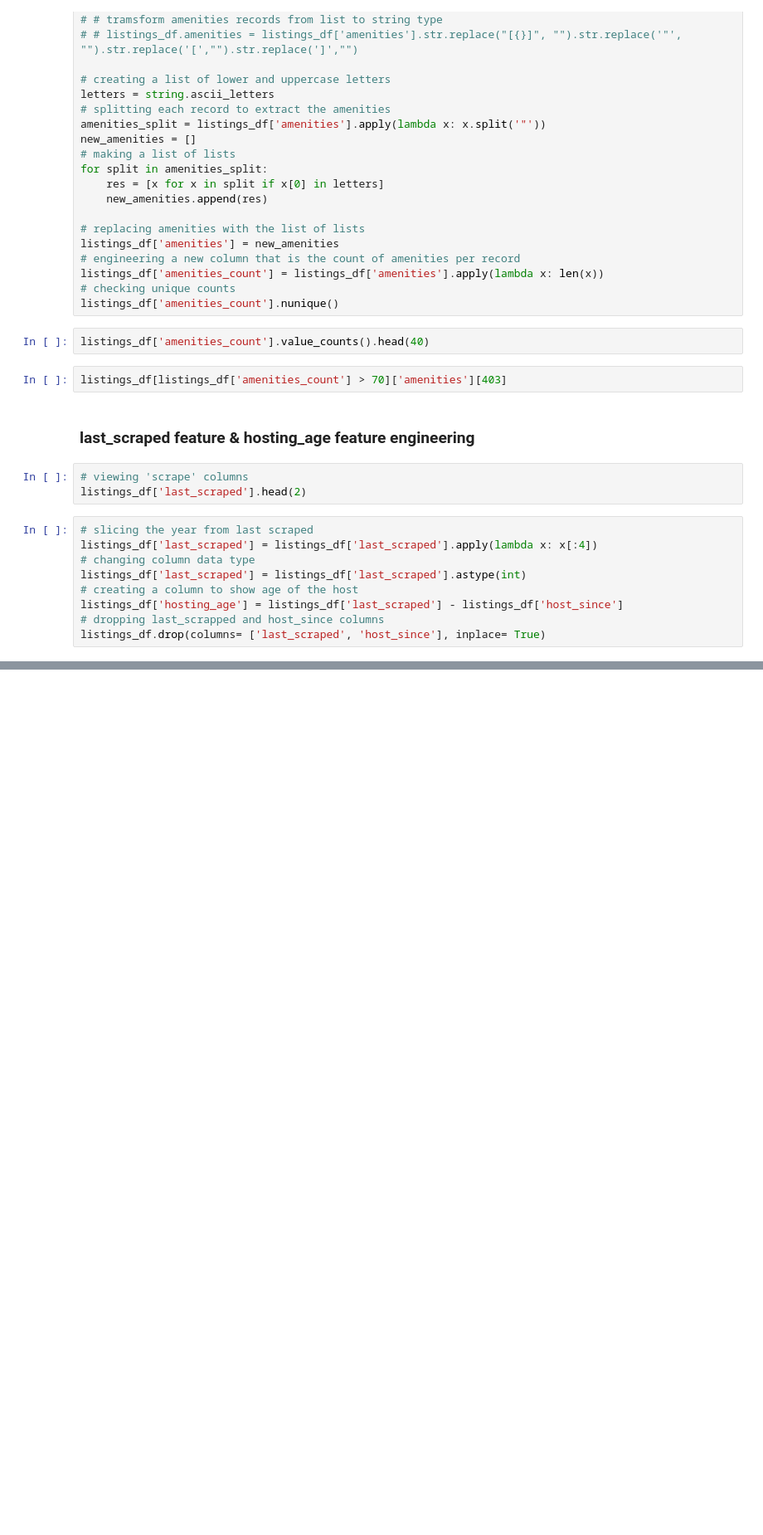
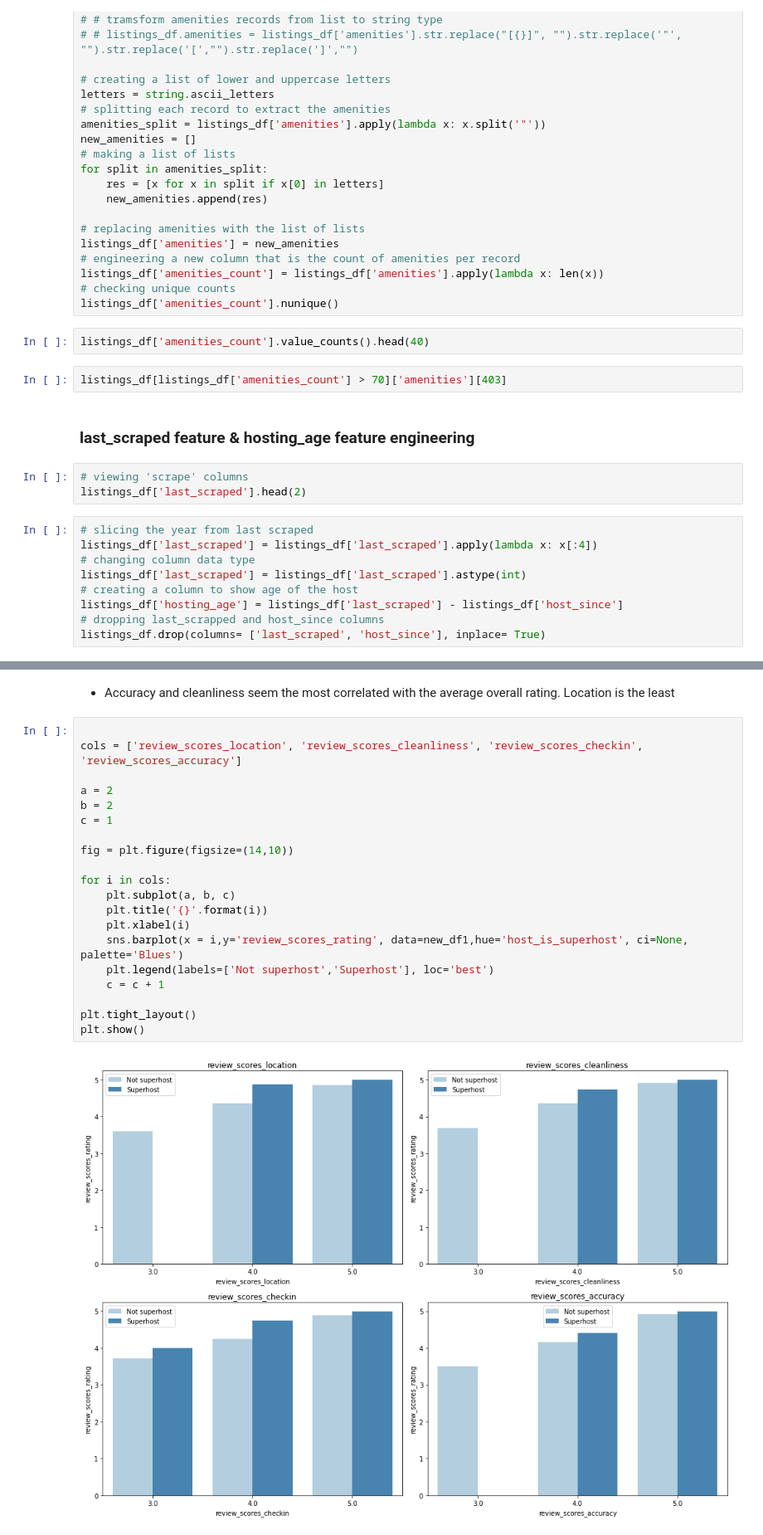
Before and after one commit to Nickimani/Airbnb_Project, a Jupyter notebook: Airbnb_Notebook.ipynb, the cells around one changed output, grey strips where cells are left out. Shown: that part at 83% size. Saved outputs shown, nothing was run; the diff lists cells and outputs as text; blank space fills up the shorter version.

```diff
--- a/Airbnb_Notebook.ipynb
+++ b/Airbnb_Notebook.ipynb
@@ -804,0 +848,24 @@ pd.crosstab(listings_df['accommodates'], listings_df['host_is_superhost']).plot(
+# %% [markdown]
+* Accuracy and cleanliness seem the most correlated with the average overall rating. Location is the least
+# %%
+
+cols = ['review_scores_location', 'review_scores_cleanliness', 'review_scores_checkin', 'review_scores_accuracy']
+
+a = 2
+b = 2
+c = 1
+
+fig = plt.figure(figsize=(14,10))
+
+for i in cols:
+    plt.subplot(a, b, c)
+    plt.title('{}'.format(i))
+    plt.xlabel(i)
+    sns.barplot(x = i,y='review_scores_rating', data=new_df1,hue='host_is_superhost', ci=None, palette='Blues')
+    plt.legend(labels=['Not superhost','Superhost'], loc='best')
+    c = c + 1
+
+plt.tight_layout()
+plt.show()
+# %% [output]
+[figure, added]
```
Also changed, not shown: parts of 69 cells of this notebook.
